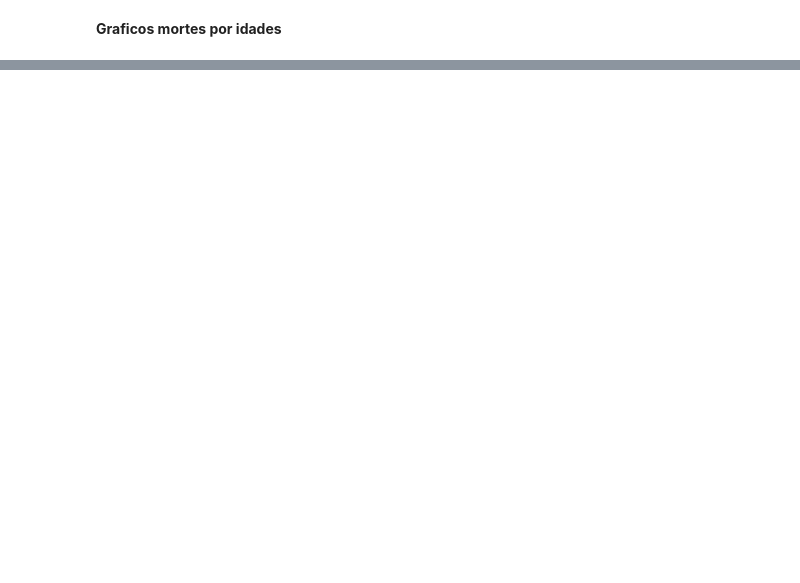
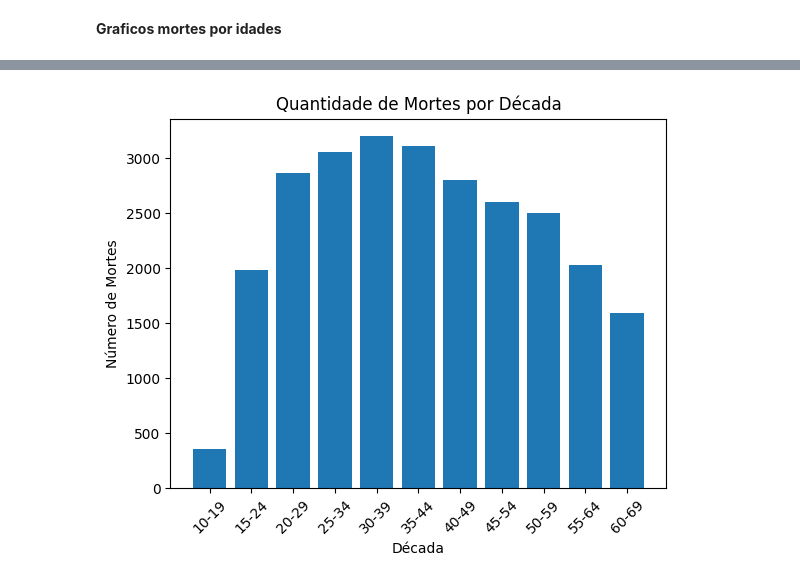
Before and after one commit to natandovale/topic-in-big-data, a Jupyter notebook: Suicidios_Sus.ipynb, the cells around one changed output, grey strips where cells are left out. Drawn from its saved outputs; the diff is of its cells as text; code cells hidden in the pictures; blank space fills up the shorter version.

```diff
--- a/Suicidios_Sus.ipynb
+++ b/Suicidios_Sus.ipynb
@@ -218,0 +224,27 @@ py.iplot(fig)
+# %%
+faixas_idade = list(range(10, 70, 5))
+
+# Criando uma coluna com a década correspondente
+df['Decada'] = pd.cut(df['IDADE'], bins=faixas_idade, labels=False, right=False)
+
+# Agrupando os dados e somando o número de mortes por década
+mortes_por_decada = df.groupby('Decada').size()
+
+# Criando os rótulos personalizados para as décadas
+decadas_labels = [f"{faixa}-{faixa+9}" for faixa in faixas_idade[:-1]]
+
+# Plotando o gráfico de barras
+plt.bar(decadas_labels, mortes_por_decada.values)
+
+# Configurando os rótulos e títulos dos eixos
+plt.xlabel('Década')
+plt.ylabel('Número de Mortes')
+plt.title('Quantidade de Mortes por Década')
+
+# Rotacionando os rótulos do eixo x para melhor visualização
+plt.xticks(rotation=45)
+
+# Exibindo o gráfico
+plt.show()
+# %% [output]
+[figure, added]
```
Also changed, not shown: parts of 9 cells of this notebook.
